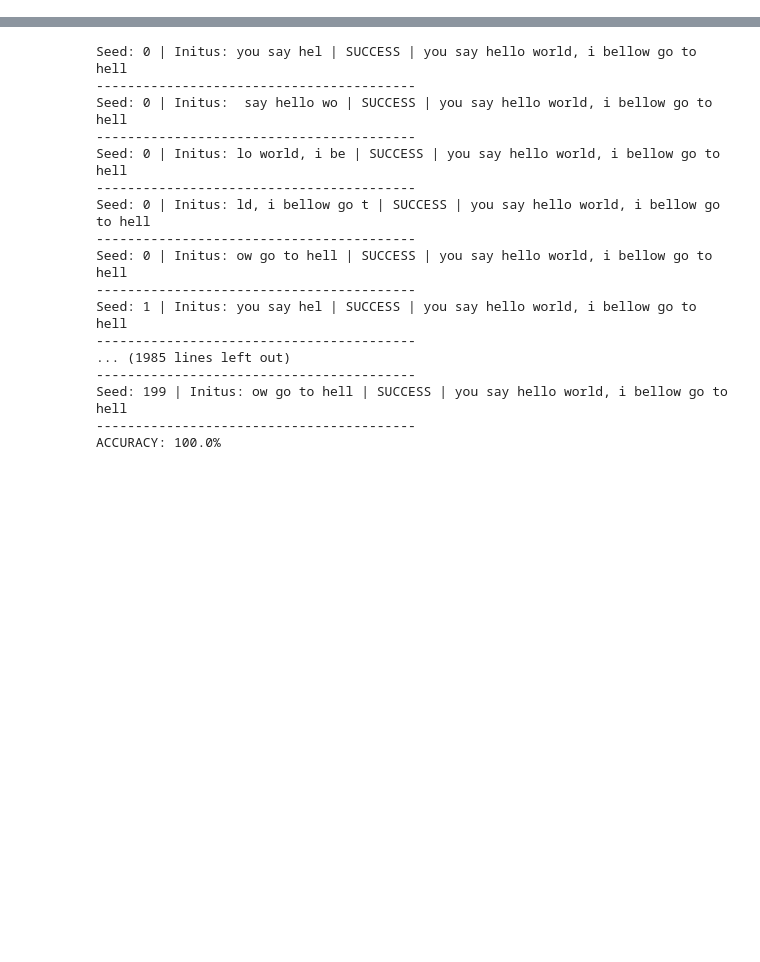
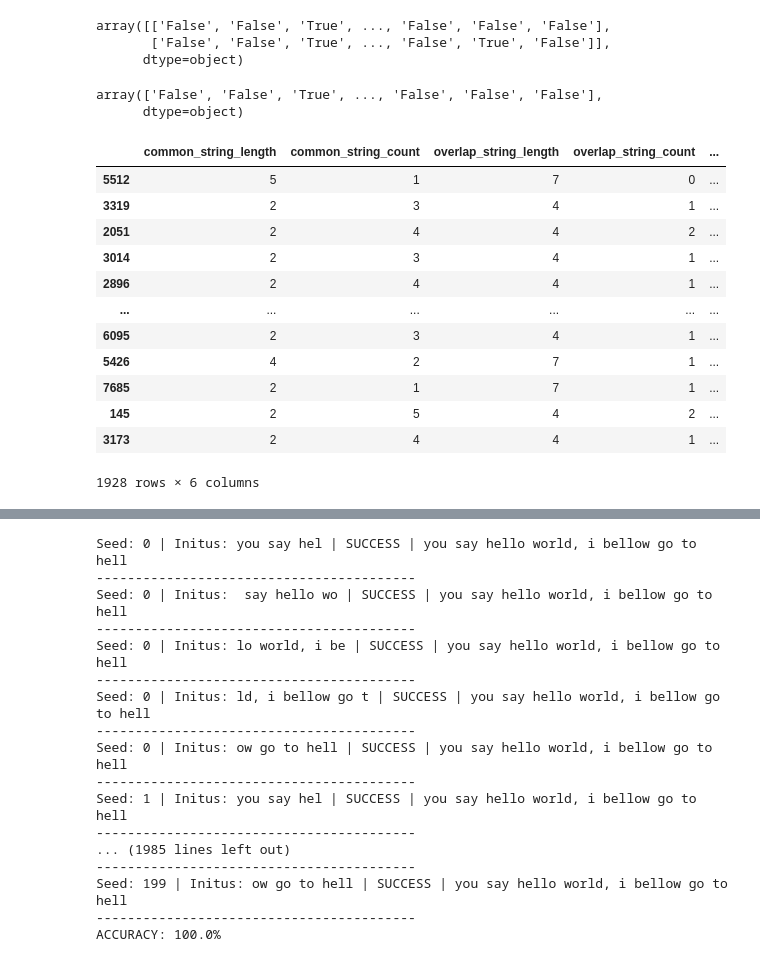
Before and after one commit to JulianVJacobs/Sequitur, a Jupyter notebook: sequitur_v3.ipynb, the cells around one changed output, grey strips where cells are left out. Saved outputs shown, nothing was run; the diff lists cells and outputs as text; code cells hidden in the pictures; blank space fills up the shorter version.

```diff
--- a/sequitur_v3.ipynb
+++ b/sequitur_v3.ipynb
@@ -606,0 +471,57 @@ sequitur.sequence.seq
+# %%
+from matplotlib import pyplot as plt
+from sklearn import tree
+from sklearn.model_selection import train_test_split
+import numpy as np
+
+X = df.loc[:,'common_string_length':'valid_overlap'].astype({'common_string_length':'int',
+                                                        'common_string_count':'int',
+                                                        'overlap_string_length':'int',
+                                                        'overlap_string_count':'int',
+                                                        'extension_addition_length':'int',
+                                                        'valid_overlap':'bool'}) # columns with attributes
+Y = df.loc[:,'valid_extension'] # column with class labe
+
+X_train, X_test, Y_train, Y_test = train_test_split(X,Y)
+
+decision_tree = tree.DecisionTreeClassifier().fit(X_train,Y_train)
+
+# plt.figure(figsize=(50,50))
+# tree.plot_tree(decision_tree,
+#                 feature_names=['common_string_length',
+#                            'common_string_count',
+#                            'overlap_string_length',
+#                            'overlap_string_count',
+#                            'extension_addition_length',
+#                            'valid_overlap'],
+#                 class_names=['True','False'],
+#                 filled=True
+# )
+# plt.show()
+# %%
+np.array((list(decision_tree.predict(X_test)),Y_test)).where()
+# %% [output]
+array([['False', 'False', 'True', ..., 'False', 'False', 'False'],
+       ['False', 'False', 'True', ..., 'False', 'True', 'False']],
+      dtype=object)
+# %%
+decision_tree.predict(X_test)
+# %% [output]
+array(['False', 'False', 'True', ..., 'False', 'False', 'False'],
+      dtype=object)
+# %%
+X_test
+# %% [output]
+|  | common_string_length | common_string_count | overlap_string_length | overlap_string_count | ... |
+| 5512 | 5 | 1 | 7 | 0 | ... |
+| 3319 | 2 | 3 | 4 | 1 | ... |
+| 2051 | 2 | 4 | 4 | 2 | ... |
+| 3014 | 2 | 3 | 4 | 1 | ... |
+| 2896 | 2 | 4 | 4 | 1 | ... |
+| ... | ... | ... | ... | ... | ... |
+| 6095 | 2 | 3 | 4 | 1 | ... |
+| 5426 | 4 | 2 | 7 | 1 | ... |
+| 7685 | 2 | 1 | 7 | 1 | ... |
+| 145 | 2 | 5 | 4 | 2 | ... |
+| 3173 | 2 | 4 | 4 | 1 | ... |
+1928 rows × 6 columns
```
Also changed, not shown: parts of 8 cells of this notebook.
